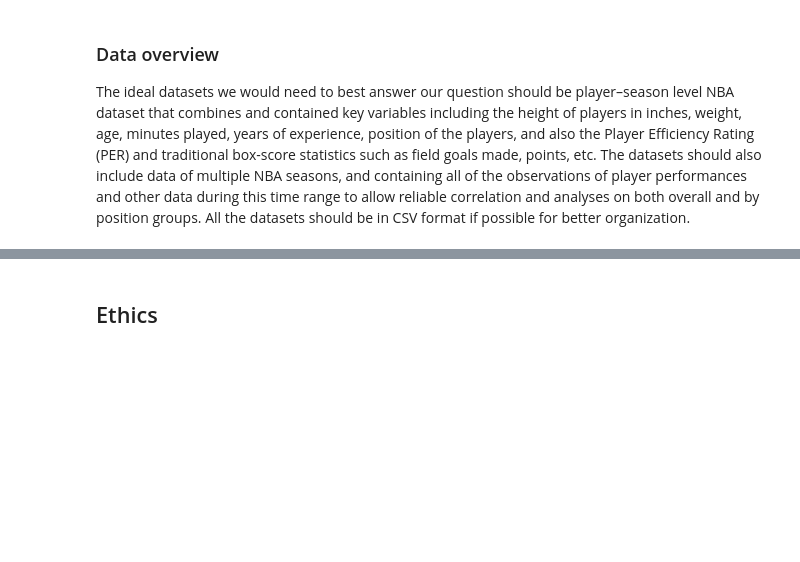
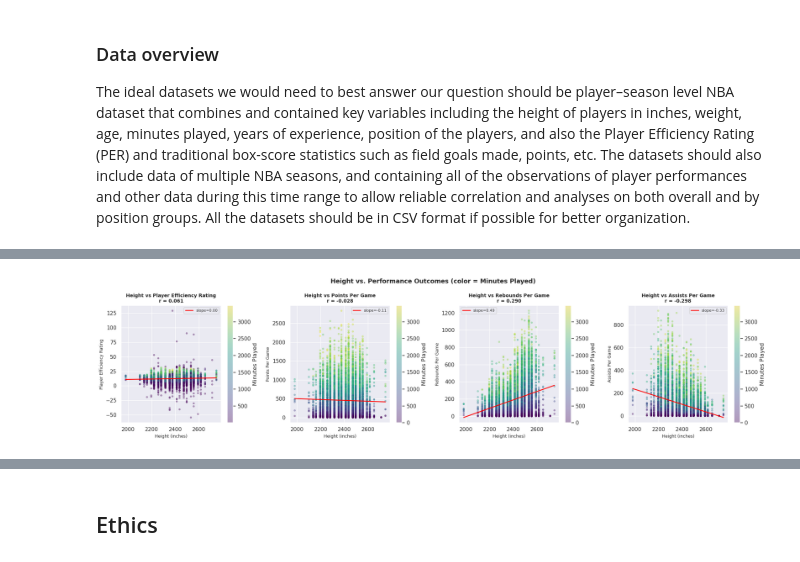
Before and after one commit to COGS108/Group039_WI26, a Jupyter notebook: 02-EDACheckpoint.ipynb, the cells around one changed output, grey strips where cells are left out. Cells and saved outputs as stored; diff of their text form; code cells hidden in the pictures; blank space fills up the shorter version.

```diff
--- a/02-EDACheckpoint.ipynb
+++ b/02-EDACheckpoint.ipynb
@@ -129,0 +702,32 @@ Some more words and stuff.  Remember notebooks work best if you interleave the c
+# %%
+outcomes = [
+    ('PER',  'Player Efficiency Rating'),
+    ('PTS',  'Points Per Game'),
+    ('TRB',  'Rebounds Per Game'),
+    ('AST',  'Assists Per Game'),
+]
+
+fig, axes = plt.subplots(1, 4, figsize=(20, 5))
+fig.suptitle('Height vs. Performance Outcomes (color = Minutes Played)', fontsize=13, fontweight='bold')
+
+for ax, (col, label) in zip(axes, outcomes):
+    sub = df[['height_in', col, 'MP']].dropna()
+    sc = ax.scatter(sub['height_in'], sub[col],
+                    c=sub['MP'], cmap='viridis', alpha=0.35, s=10)
+    # regression line
+    m, b = np.polyfit(sub['height_in'], sub[col], 1)
+    x_line = np.linspace(sub['height_in'].min(), sub['height_in'].max(), 100)
+    ax.plot(x_line, m * x_line + b, color='red', linewidth=1.8, label=f'slope={m:.2f}')
+
+    r = sub['height_in'].corr(sub[col])
+    ax.set_title(f'Height vs {label}\nr = {r:.3f}', fontsize=10, fontweight='bold')
+    ax.set_xlabel('Height (inches)', fontsize=9)
+    ax.set_ylabel(label, fontsize=9)
+    ax.legend(fontsize=8)
+    plt.colorbar(sc, ax=ax, label='Minutes Played')
+
+plt.tight_layout()
+plt.savefig('results/eda_height_vs_outcomes.png', dpi=150, bbox_inches='tight')
+plt.show()
+# %% [output]
+[figure, added]
```
Also changed, not shown: parts of 45 cells of this notebook.
